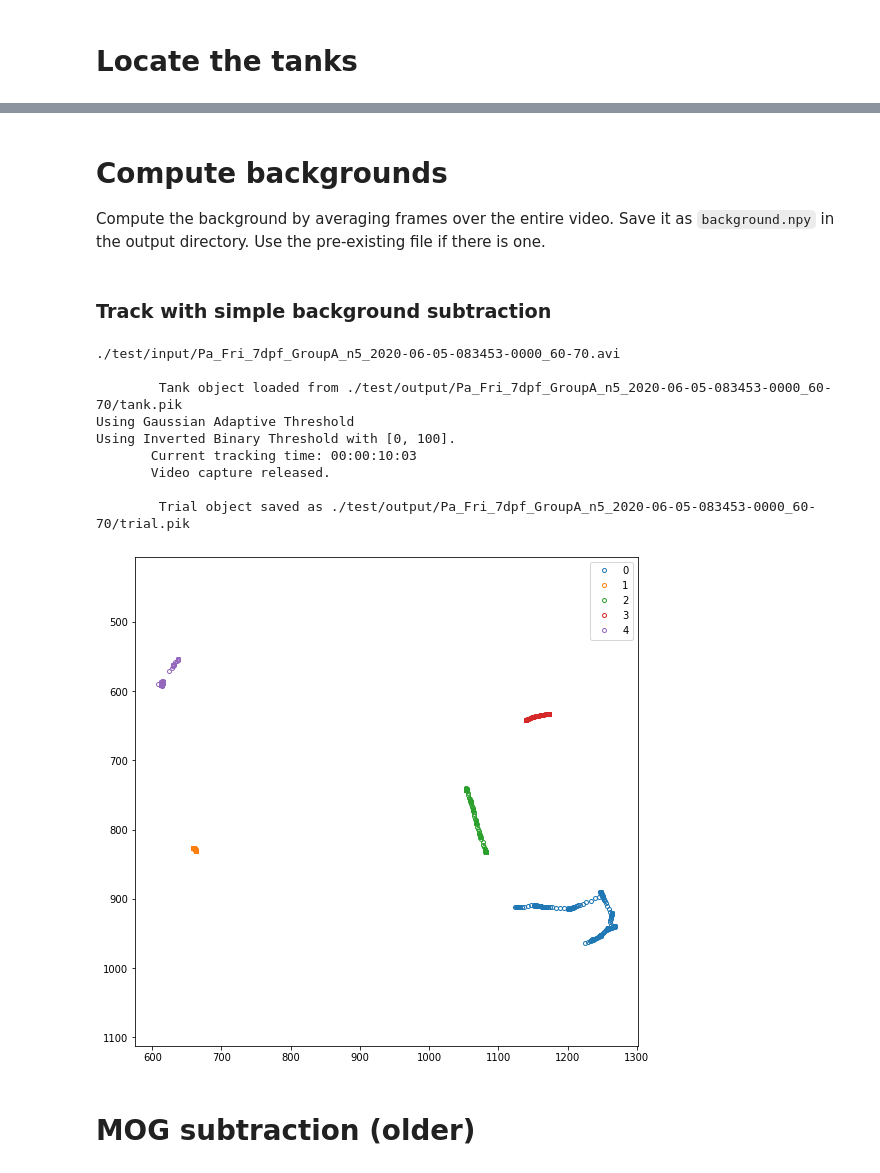
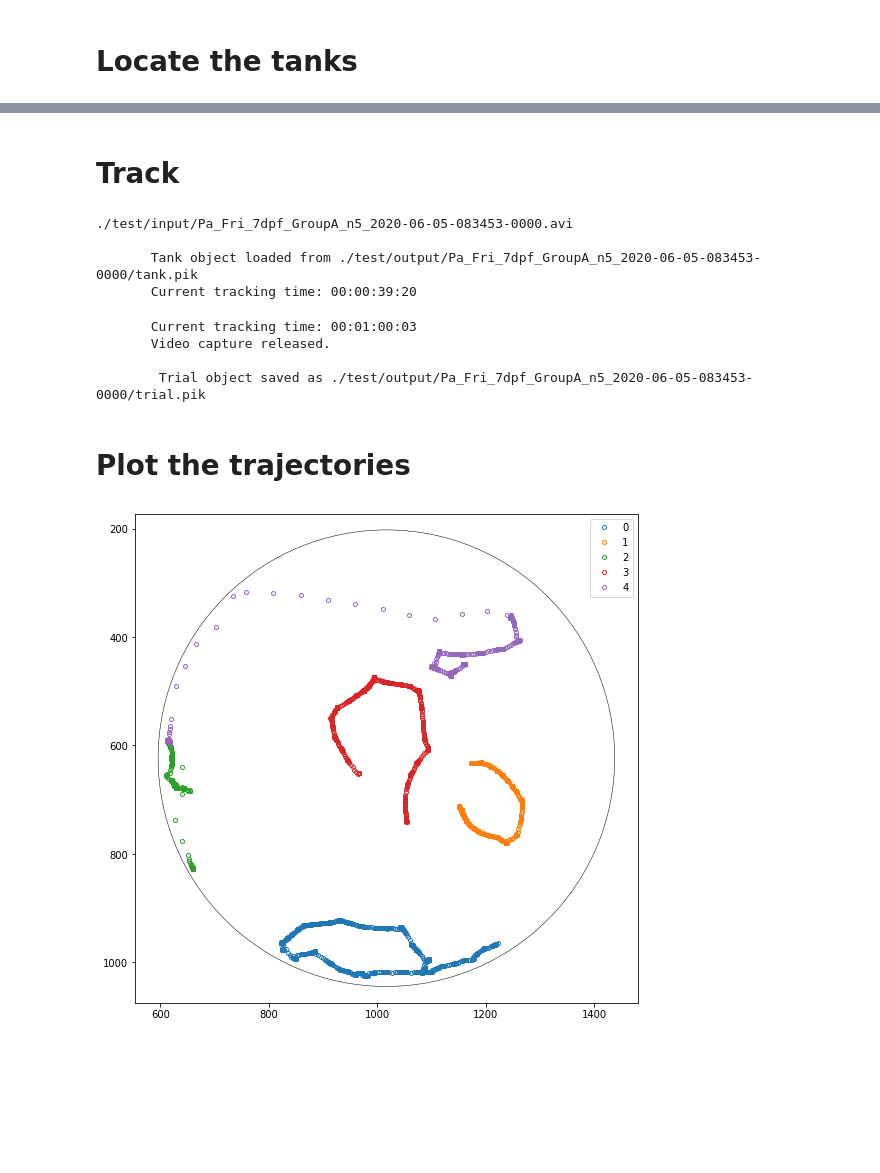
Before and after one commit to yffily/trilab-tracker, a Jupyter notebook: Track.ipynb, the cells around one changed output, grey strips where cells are left out. Saved outputs shown, nothing was run; the diff lists cells and outputs as text; code cells hidden in the pictures; blank space fills up the shorter version.

```diff
--- a/Track.ipynb
+++ b/Track.ipynb
@@ -116,12 +111,12 @@ def save_settings(settings):
 # %%
 # tracking_dir = '../tracking/full' # use this one to track full videos
 # tracking_dir = '../tracking/partial' # use this one to track small excerpts
-tracking_dir = './test/output' # use this one to track small excerpts
+tracking_dir = './test/output'
 
 def create_settings(input_file,tracking_dir=tracking_dir,settings=default_settings):
     return create_settings_(input_file,tracking_dir,settings)
 
-n_threads = None
+# n_threads = 1 # Number of tasks to execute simultaneously. Doesn't work in Windows. Not currently in use.
 
 # input_files = sorted(glob('../raw_videos/*.avi'))
 # input_files = sorted(glob('../raw_videos/*_*_7dpf_*.avi'))
@@ -134,4 +129,7 @@ n_threads = None
 #         input_files.append(f)
 # display(input_files)
 
-input_files = ['./test/input/Pa_Fri_7dpf_GroupA_n5_2020-06-05-083453-0000_60-70.avi']
+input_files = sorted(glob('./test/input/*.avi'))
+display(input_files)
+
+input_files = [ input_files[2] ]
@@ -152,4 +158,0 @@ for input_file in input_files:
-# %% [markdown]
-# Compute backgrounds
-
-Compute the background by averaging frames over the entire video. Save it as `background.npy` in the output directory. Use the pre-existing file if there is one.
@@ -204,5 +159,5 @@ for f in input_files:
 # %% [markdown]
-### Track with simple background subtraction
+# Track
 # %%
 reload(cvt.TrAQ.Trial)
 from cvt.TrAQ.Trial import Trial
@@ -210,19 +165,17 @@ reload(cvt.TrAQ.CVTracer)
 from cvt.TrAQ.CVTracer import CVTracer, create_named_window, wait_on_named_window
 
 
-
-
 # tweaks = dict(t_start = 4, t_end = 4.5,
-tweaks = dict(t_start = 0, t_end = -1,
+tweaks = dict(t_start = 0, t_end = 60,
               n_pixel_blur   =  5,    # square-root of n-pixels for threshold blurring
               block_size     = 15,    # contour block size
               thresh_offset  = 13,    # threshold offset for contour-finding
-              min_area       = 10,    # minimum area for threhold detection
+              min_area       = 15,    # minimum area for threhold detection
               max_area       = 100,   # maximum area for threhold detection
               online_viewer  = False,
-              video_output_options = dict(tank=True, repeat_contours=False, all_contours=True,
-                            contour_color=(0,0,255), contour_thickness=1,
-                            points=False, timestamp=True)
+              video_output_options = dict( tank = True, repeat_contours = False, all_contours = True,
+                                           contour_color = (0,0,255), contour_thickness = 1,
+                                           points = False, timestamp = True ),
              )
 
 f = input_files[0]
@@ -239,9 +192,7 @@ trial.init(video_file=new_input_file, output_dir=output_dir, n_ind=Nfish,
 
 tracker = CVTracer(trial, n_pixel_blur=n_pixel_blur, block_size=block_size,
                    threshold_offset=thresh_offset, min_area=min_area, max_area=max_area,
-                   significant_displacement=2, RGB=True, live_preview=online_viewer)
-
-bkg = np.load(bkg_file)['bkg']
+                   bkgSub_options=bkgSub_options, RGB=True, live_preview=online_viewer)
 
 frames_dir = join(output_dir,'frames')
 
@@ -253,12 +204,12 @@ try:
             # Use b to output detailed information about the subset of the frames.
             # Whenever b evaluates to True, images are saved in "[output_dir]/frames"
             # showing each step of the tracking process.
-            b = 260<tracker.frame_num<275 # False #
+            b = False # 260<tracker.frame_num<275 # True #
             if b:
                 if not os.path.exists(frames_dir):
                     os.mkdir(frames_dir)
                 cv2.imwrite(join(frames_dir,f'{tracker.frame_num}-1_raw.png'),tracker.frame)
-            tracker.frame = subtract_background(tracker.frame,bkg,bkg_sub_amp)
+            tracker.subtract_background()
             if b:
                 cv2.imwrite(join(frames_dir,f'{tracker.frame_num}-2_subtracted.png'),tracker.frame)
             tracker.mask_tank()
@@ -281,27 +232,29 @@ except:
     tracker.release()
     %tb
 # %% [output]
-./test/input/Pa_Fri_7dpf_GroupA_n5_2020-06-05-083453-0000_60-70.avi
+./test/input/Pa_Fri_7dpf_GroupA_n5_2020-06-05-083453-0000.avi
 
-        Tank object loaded from ./test/output/Pa_Fri_7dpf_GroupA_n5_2020-06-05-083453-0000_60-70/tank.pik
-Using Gaussian Adaptive Threshold
-Using Inverted Binary Threshold with [0, 100].
-       Current tracking time: 00:00:10:03
-       Video capture released.
-
-        Trial object saved as ./test/output/Pa_Fri_7dpf_GroupA_n5_2020-06-05-083453-0000_60-70/trial.pik
+       Tank object loaded from ./test/output/Pa_Fri_7dpf_GroupA_n5_2020-06-05-083453-0000/tank.pik
+       Current tracking time: 00:00:39:20
+       Current tracking time: 00:01:00:03
+       Video capture released.
+
+        Trial object saved as ./test/output/Pa_Fri_7dpf_GroupA_n5_2020-06-05-083453-0000/trial.pik
+# %% [markdown]
+# Plot the trajectories
 # %%
 plt.figure(figsize=(9,)*2)
+circle = plt.Circle( (trial.tank.col_c,trial.tank.row_c), trial.tank.r,
+                     facecolor='None', edgecolor='k', lw=0.5 )
+plt.gca().add_patch(circle)
 for fish in tracker.df.columns.levels[0]:
     x,y,theta,area = tracker.df[fish].values.T
     plt.plot(x,y,marker='o',ms=4,mfc='None',lw=0,label=str(fish))
 plt.axis('equal')
 plt.gca().yaxis.set_inverted(True)
 plt.legend()
 plt.show()
 
 # display(tracker.df.loc[:,(slice(None),['x_px','y_px'])])
 # %% [output]
-[figure, old version]
+[figure, new version]
-# %% [markdown]
-# MOG subtraction (older)
```
Also changed, not shown: parts of 6 cells of this notebook, 5 other files.
